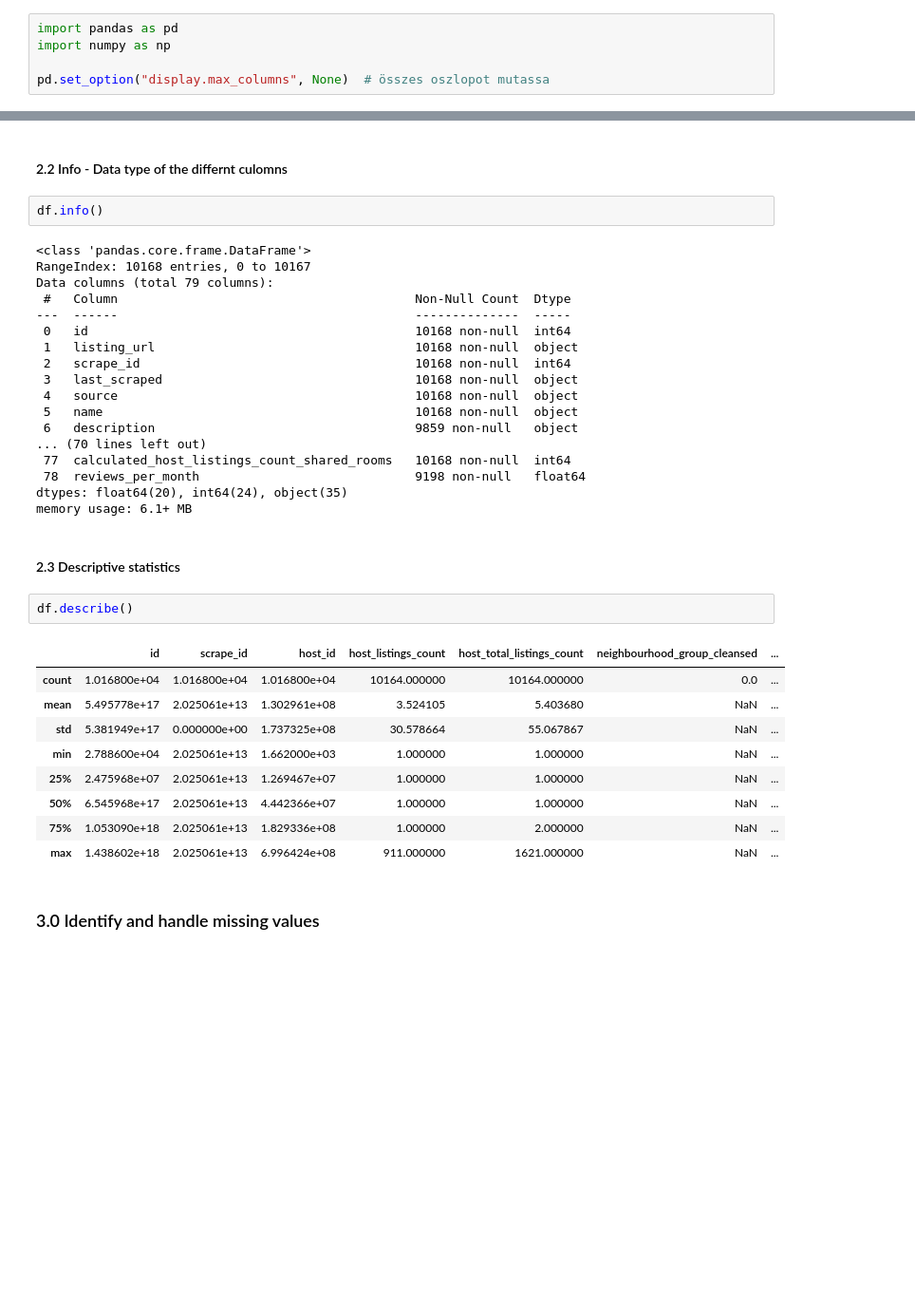
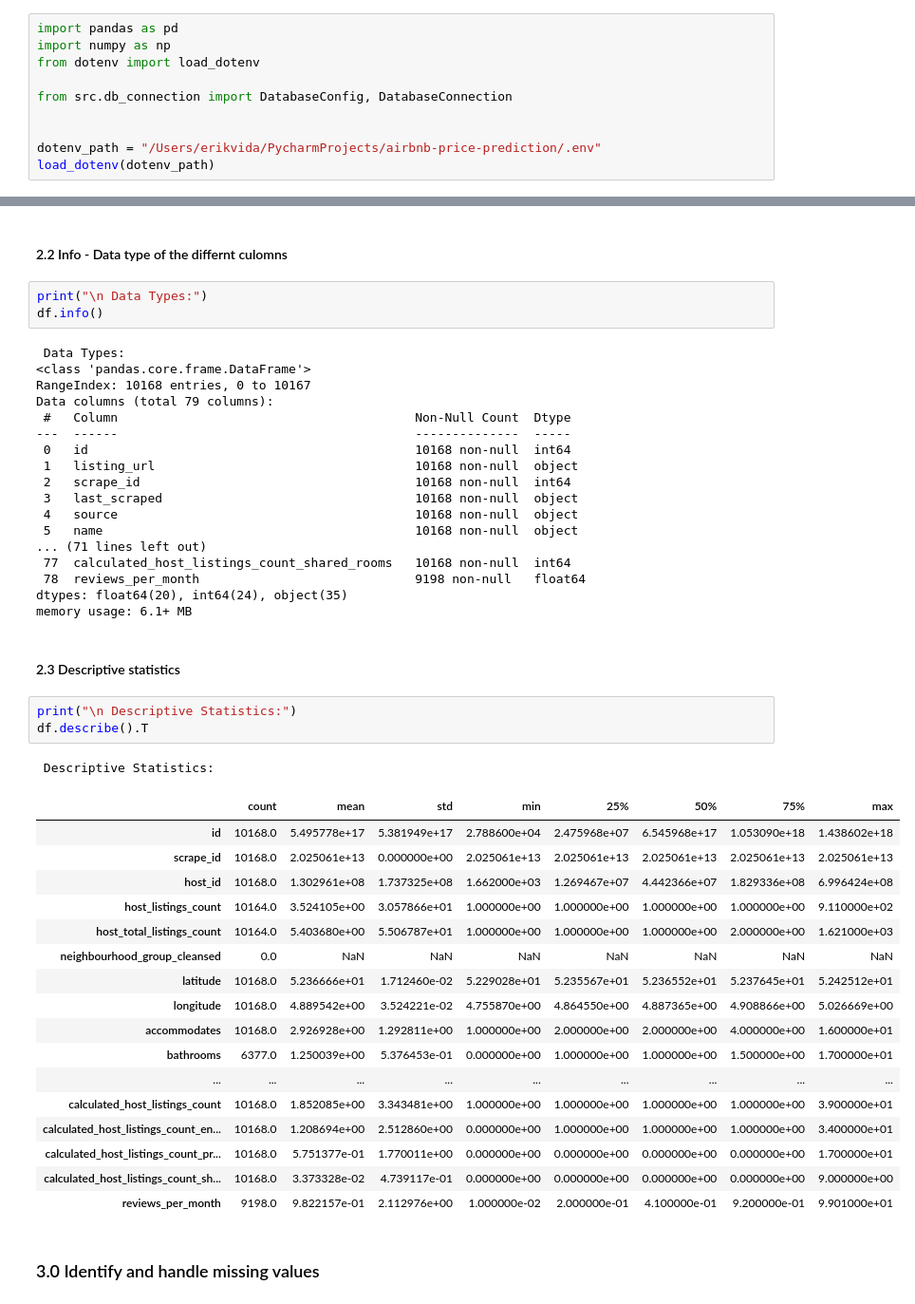
Before and after one commit to erikvidadev/airbnb-price-prediction, a Jupyter notebook: notebooks/01_data_cleaning.ipynb, the cells around one changed output, grey strips where cells are left out. Shown: that part at 95% size. Drawn from its saved outputs; the diff is of its cells as text; blank space fills up the shorter version.

Commit message:
data cleaning done, reafactored, save to postgre added

```diff
--- a/notebooks/01_data_cleaning.ipynb
+++ b/notebooks/01_data_cleaning.ipynb
@@ -22,5 +28,10 @@ Most data scientists spend 60–70% of their working time cleaning data.
 # %%
 import pandas as pd
 import numpy as np
+from dotenv import load_dotenv
 
-pd.set_option("display.max_columns", None)  # összes oszlopot mutassa
+from src.db_connection import DatabaseConfig, DatabaseConnection
+
+
+dotenv_path = "/Users/erikvida/PycharmProjects/airbnb-price-prediction/.env"
+load_dotenv(dotenv_path)
@@ -50,8 +63,10 @@ Rows: 10168, Columns: 79
 # %% [markdown]
 #### 2.2 Info - Data type of the differnt culomns
 # %%
+print("\n Data Types:")
 df.info()
 # %% [output]
+ Data Types:
 <class 'pandas.core.frame.DataFrame'>
 RangeIndex: 10168 entries, 0 to 10167
 Data columns (total 79 columns):
@@ -63,8 +78,7 @@ Data columns (total 79 columns):
  3   last_scraped                                  10168 non-null  object
  4   source                                        10168 non-null  object
  5   name                                          10168 non-null  object
- 6   description                                   9859 non-null   object
-... (70 lines left out)
+... (71 lines left out)
  77  calculated_host_listings_count_shared_rooms   10168 non-null  int64
  78  reviews_per_month                             9198 non-null   float64
 dtypes: float64(20), int64(24), object(35)
@@ -72,17 +86,27 @@ memory usage: 6.1+ MB
 # %% [markdown]
 #### 2.3 Descriptive statistics
 # %%
-df.describe()
+print("\n Descriptive Statistics:")
+df.describe().T
 # %% [output]
+ Descriptive Statistics:
-|  | id | scrape_id | host_id | host_listings_count | host_total_listings_count | neighbourhood_group_cleansed | ... |
-| count | 1.016800e+04 | 1.016800e+04 | 1.016800e+04 | 10164.000000 | 10164.000000 | 0.0 | ... |
-| mean | 5.495778e+17 | 2.025061e+13 | 1.302961e+08 | 3.524105 | 5.403680 | NaN | ... |
-| std | 5.381949e+17 | 0.000000e+00 | 1.737325e+08 | 30.578664 | 55.067867 | NaN | ... |
-| min | 2.788600e+04 | 2.025061e+13 | 1.662000e+03 | 1.000000 | 1.000000 | NaN | ... |
-| 25% | 2.475968e+07 | 2.025061e+13 | 1.269467e+07 | 1.000000 | 1.000000 | NaN | ... |
-| 50% | 6.545968e+17 | 2.025061e+13 | 4.442366e+07 | 1.000000 | 1.000000 | NaN | ... |
-| 75% | 1.053090e+18 | 2.025061e+13 | 1.829336e+08 | 1.000000 | 2.000000 | NaN | ... |
-| max | 1.438602e+18 | 2.025061e+13 | 6.996424e+08 | 911.000000 | 1621.000000 | NaN | ... |
+|  | count | mean | std | min | 25% | 50% | 75% | max |
+| id | 10168.0 | 5.495778e+17 | 5.381949e+17 | 2.788600e+04 | 2.475968e+07 | 6.545968e+17 | 1.053090e+18 | 1.438602e+18 |
+| scrape_id | 10168.0 | 2.025061e+13 | 0.000000e+00 | 2.025061e+13 | 2.025061e+13 | 2.025061e+13 | 2.025061e+13 | 2.025061e+13 |
+| host_id | 10168.0 | 1.302961e+08 | 1.737325e+08 | 1.662000e+03 | 1.269467e+07 | 4.442366e+07 | 1.829336e+08 | 6.996424e+08 |
+| host_listings_count | 10164.0 | 3.524105e+00 | 3.057866e+01 | 1.000000e+00 | 1.000000e+00 | 1.000000e+00 | 1.000000e+00 | 9.110000e+02 |
+| host_total_listings_count | 10164.0 | 5.403680e+00 | 5.506787e+01 | 1.000000e+00 | 1.000000e+00 | 1.000000e+00 | 2.000000e+00 | 1.621000e+03 |
+| neighbourhood_group_cleansed | 0.0 | NaN | NaN | NaN | NaN | NaN | NaN | NaN |
+| latitude | 10168.0 | 5.236666e+01 | 1.712460e-02 | 5.229028e+01 | 5.235567e+01 | 5.236552e+01 | 5.237645e+01 | 5.242512e+01 |
+| longitude | 10168.0 | 4.889542e+00 | 3.524221e-02 | 4.755870e+00 | 4.864550e+00 | 4.887365e+00 | 4.908866e+00 | 5.026669e+00 |
+| accommodates | 10168.0 | 2.926928e+00 | 1.292811e+00 | 1.000000e+00 | 2.000000e+00 | 2.000000e+00 | 4.000000e+00 | 1.600000e+01 |
+| bathrooms | 6377.0 | 1.250039e+00 | 5.376453e-01 | 0.000000e+00 | 1.000000e+00 | 1.000000e+00 | 1.500000e+00 | 1.700000e+01 |
+| ... | ... | ... | ... | ... | ... | ... | ... | ... |
+| calculated_host_listings_count | 10168.0 | 1.852085e+00 | 3.343481e+00 | 1.000000e+00 | 1.000000e+00 | 1.000000e+00 | 1.000000e+00 | 3.900000e+01 |
+| calculated_host_listings_count_en... | 10168.0 | 1.208694e+00 | 2.512860e+00 | 0.000000e+00 | 1.000000e+00 | 1.000000e+00 | 1.000000e+00 | 3.400000e+01 |
+| calculated_host_listings_count_pr... | 10168.0 | 5.751377e-01 | 1.770011e+00 | 0.000000e+00 | 0.000000e+00 | 0.000000e+00 | 0.000000e+00 | 1.700000e+01 |
+| calculated_host_listings_count_sh... | 10168.0 | 3.373328e-02 | 4.739117e-01 | 0.000000e+00 | 0.000000e+00 | 0.000000e+00 | 0.000000e+00 | 9.000000e+00 |
+| reviews_per_month | 9198.0 | 9.822157e-01 | 2.112976e+00 | 1.000000e-02 | 2.000000e-01 | 4.100000e-01 | 9.200000e-01 | 9.901000e+01 |
 # %% [markdown]
 ### 3.0 Identify and handle missing values
 # %% [markdown]
```
Also changed, not shown: parts of 23 cells of this notebook, 4 other files.
